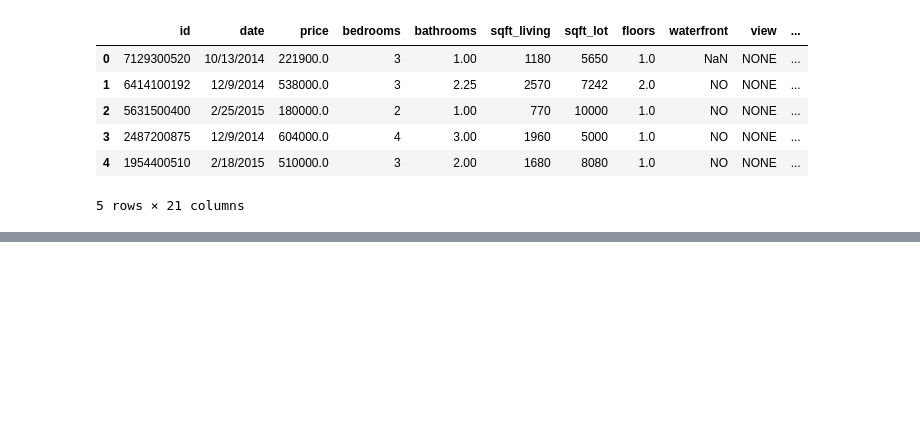
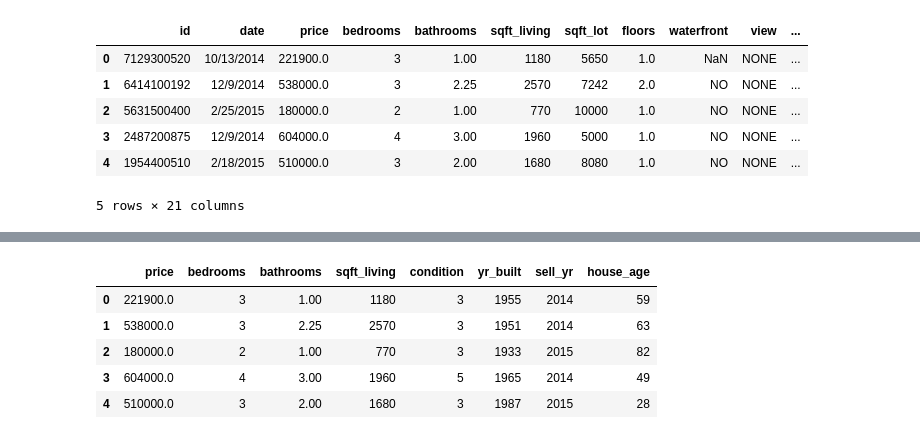
Before and after one commit to Sandrakiptumm/dsc-phase-2-project-v2-3-Group-3, a Jupyter notebook: student.ipynb, the cells around one changed output, grey strips where cells are left out. Saved outputs shown, nothing was run; the diff lists cells and outputs as text; code cells hidden in the pictures; blank space fills up the shorter version.

```diff
--- a/student.ipynb
+++ b/student.ipynb
@@ -120,0 +256,11 @@ df.head()
+# %%
+#converting the 'sell_yr' column to int64
+df['sell_yr'] = df['sell_yr'].astype('int64')
+df.head()
+# %% [output]
+|  | price | bedrooms | bathrooms | sqft_living | condition | yr_built | sell_yr | house_age |
+| 0 | 221900.0 | 3 | 1.00 | 1180 | 3 | 1955 | 2014 | 59 |
+| 1 | 538000.0 | 3 | 2.25 | 2570 | 3 | 1951 | 2014 | 63 |
+| 2 | 180000.0 | 2 | 1.00 | 770 | 3 | 1933 | 2015 | 82 |
+| 3 | 604000.0 | 4 | 3.00 | 1960 | 5 | 1965 | 2014 | 49 |
+| 4 | 510000.0 | 3 | 2.00 | 1680 | 3 | 1987 | 2015 | 28 |
```
Also changed, not shown: parts of 12 cells of this notebook.
